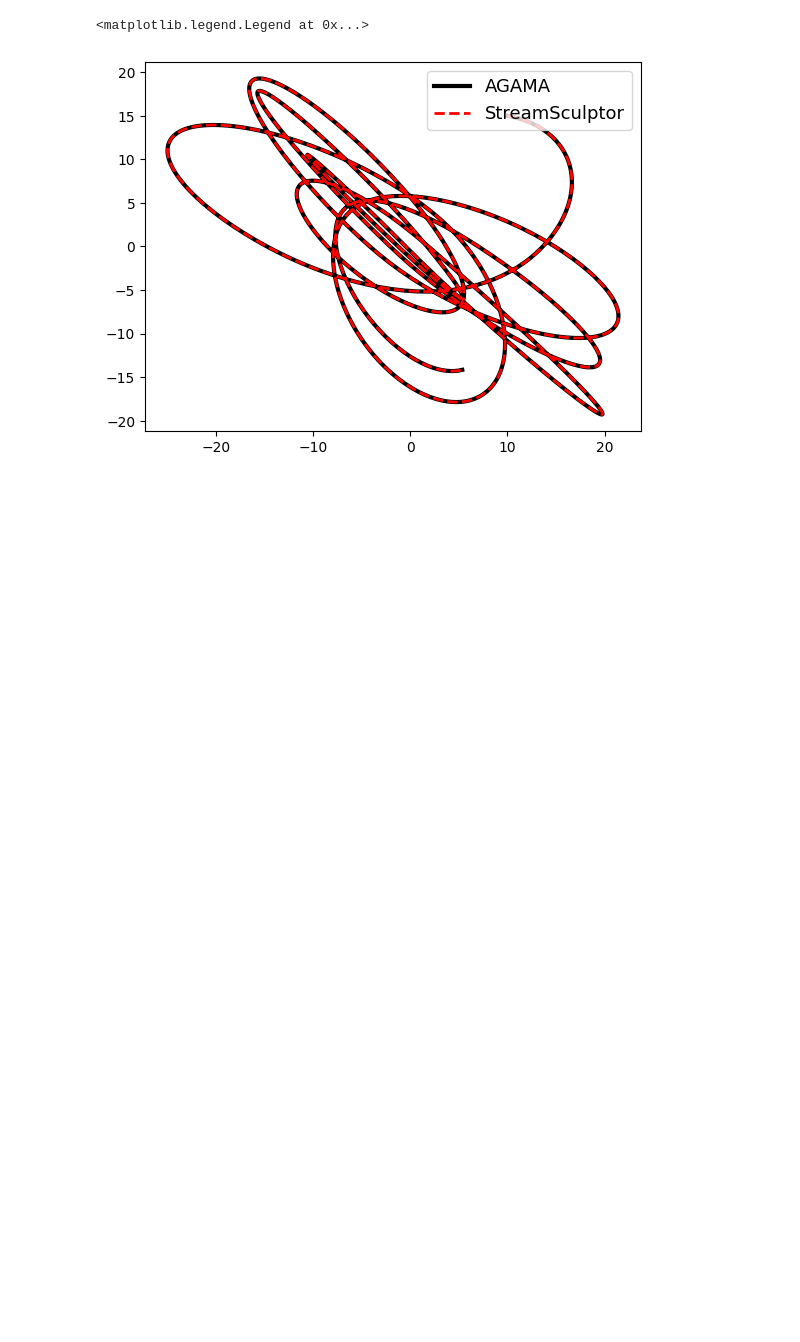
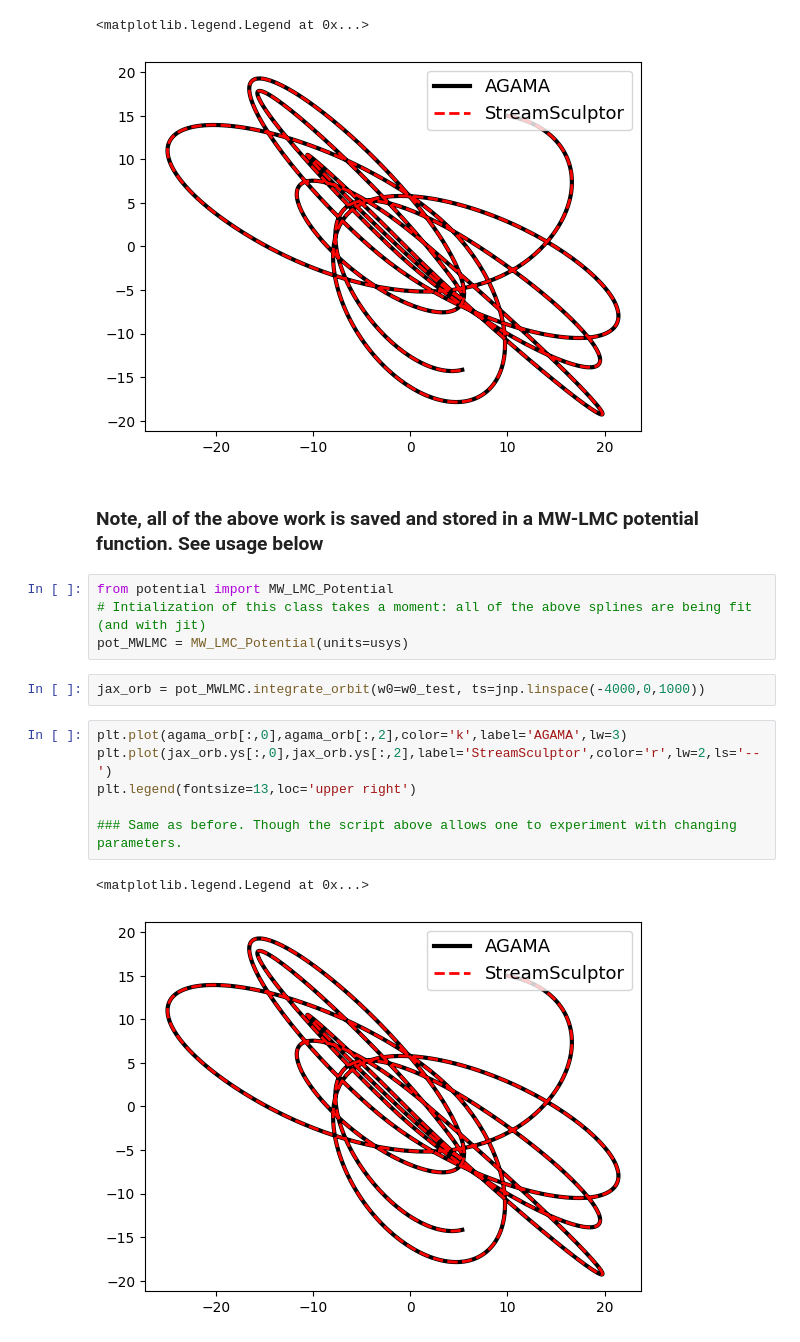
Before and after one commit to jnibauer/streamsculptor, a Jupyter notebook: examples/mw_lmc.ipynb, the cells around one changed output. Drawn from its saved outputs; the diff is of its cells as text; blank space fills up the shorter version.

```diff
--- a/examples/mw_lmc.ipynb
+++ b/examples/mw_lmc.ipynb
@@ -348,3 +358,20 @@ plt.legend(fontsize=13,loc='upper right')
 # %% [output]
 <matplotlib.legend.Legend at 0x...>
 [figure]
+# %% [markdown]
+### Note, all of the above work is saved and stored in a MW-LMC potential function. See usage below
+# %%
+from potential import MW_LMC_Potential
+# Intialization of this class takes a moment: all of the above splines are being fit (and with jit)
+pot_MWLMC = MW_LMC_Potential(units=usys)
+# %%
+jax_orb = pot_MWLMC.integrate_orbit(w0=w0_test, ts=jnp.linspace(-4000,0,1000))
+# %%
+plt.plot(agama_orb[:,0],agama_orb[:,2],color='k',label='AGAMA',lw=3)
+plt.plot(jax_orb.ys[:,0],jax_orb.ys[:,2],label='StreamSculptor',color='r',lw=2,ls='--')
+plt.legend(fontsize=13,loc='upper right')
+
+### Same as before. Though the script above allows one to experiment with changing parameters.
+# %% [output]
+<matplotlib.legend.Legend at 0x...>
+[figure, added]
```
Also changed, not shown: parts of 6 cells of this notebook, 6 other files.
